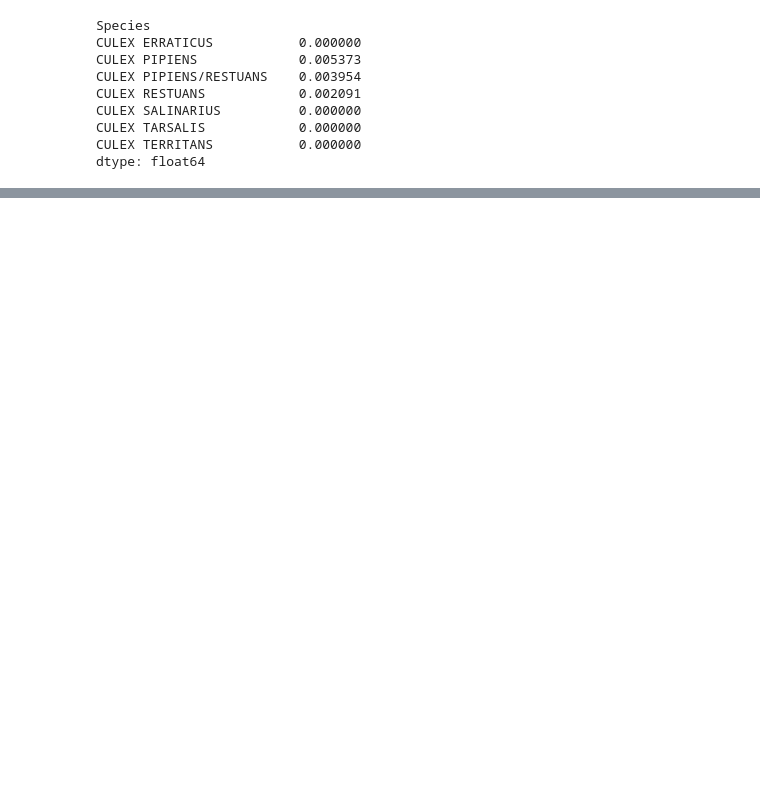
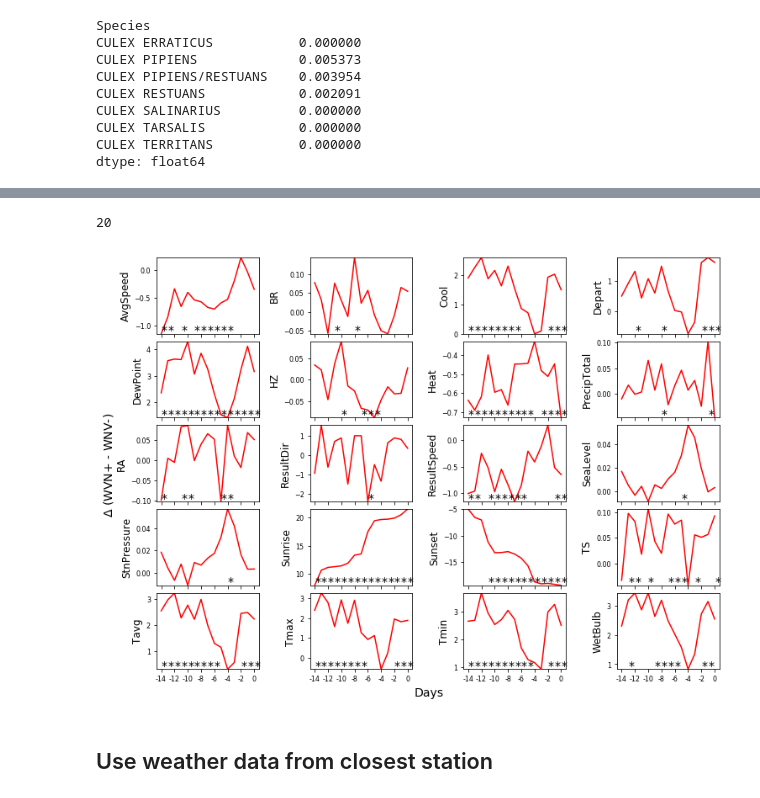
Before and after one commit to klarnemann/DataChallenges, a Jupyter notebook: predict-west-nile-virus/notebooks/predict-west-nile-virus.ipynb, the cells around one changed output, grey strips where cells are left out. Saved outputs shown, nothing was run; the diff lists cells and outputs as text; code cells hidden in the pictures; blank space fills up the shorter version.

```diff
--- a/predict-west-nile-virus/notebooks/predict-west-nile-virus.ipynb
+++ b/predict-west-nile-virus/notebooks/predict-west-nile-virus.ipynb
@@ -206,0 +316,21 @@ dtype: float64
+# %%
+all_match_weather1_df = [match_weather1_df, match1_weather1_df, match2_weather1_df, match3_weather1_df, match4_weather1_df, \
+                       match5_weather1_df, match6_weather1_df, match7_weather1_df, match8_weather1_df, match9_weather1_df, \
+                       match10_weather1_df, match11_weather1_df, match12_weather1_df, match13_weather1_df, match14_weather1_df]
+# %%
+alpha_corrected = 0.05/(len(match_weather_df.columns[1:])*15)
+wnv_mask = train_df['WnvPresent'] > 0
+output_df = pd.DataFrame(columns=['pValue', 'Parameter', 'WnvPosAvg', 'WnvNegAvg'])
+ind = 0
+for df in all_match_weather1_df:
+    for col in df.columns[1:]:
+        wnv_pos_data = np.array(df[col][wnv_mask], dtype=float)
+        wnv_neg_data = np.array(df[col][~wnv_mask], dtype=float)
+        f, p = stats.ttest_ind(wnv_pos_data, wnv_neg_data)
+        if p < alpha_corrected:
+            output = [p, col, np.nanmean(wnv_pos_data), np.nanmean(wnv_neg_data)]
+            output_df.loc[ind] = output
+            ind += 1
+            #print('%.2e  %s-%i. %.2f  %.2f' % (output[0], output[1], output[2], output[3], output[4]))
+output_df = output_df.sort_values(['pValue'], ascending=True)
+output_df.head(25)
@@ -206,0 +355,30 @@ dtype: float64
+# %%
+significant_inds = []
+significant_params = ['AvgSpeed', 'BR', 'Cool', 'Depart', 'DewPoint', 'HZ', 'Heat', 'PrecipTotal', 'RA', \
+                      'ResultDir', 'ResultSpeed', 'SeaLevel', 'StnPressure', 'Sunrise', 'Sunset', \
+                      'TS', 'Tavg', 'Tmax', 'Tmin', 'WetBulb']
+for param in significant_params:
+    ind = list(match_weather1_df.columns).index('%s_0' % (param))
+    significant_inds.append(ind)
+
+print(len(significant_inds))
+# %% [output]
+20
+# %%
+fig = plt.figure(figsize=(12,9))
+for i, ind in enumerate(significant_inds):
+    if i <= 15:
+        ax = fig.add_subplot(5,4,i+1);
+        plot_2weeks_diff_weather_data(ind, all_match_weather1_df, wnv_mask, output_df, plot_xlabel=False)
+        ax.tick_params(axis='both', which='major', labelsize=8)
+    else:
+        ax = fig.add_subplot(5,4,i+1);
+        plot_2weeks_diff_weather_data(ind, all_match_weather1_df, wnv_mask, output_df, plot_xlabel=True)
+        ax.tick_params(axis='both', which='major', labelsize=8)
+fig.text(0.5, 0.075, 'Days', ha='center', fontsize=14)
+fig.text(0.05, 0.5, r'$\Delta$ (WVN+ - WNV-)', va='center', rotation='vertical', fontsize=14)
+plt.subplots_adjust(wspace=0.5, hspace=0.1)
+# %% [output]
+[figure, added]
+# %% [markdown]
+## Use weather data from closest station
```
Also changed, not shown: parts of 19 cells of this notebook.
